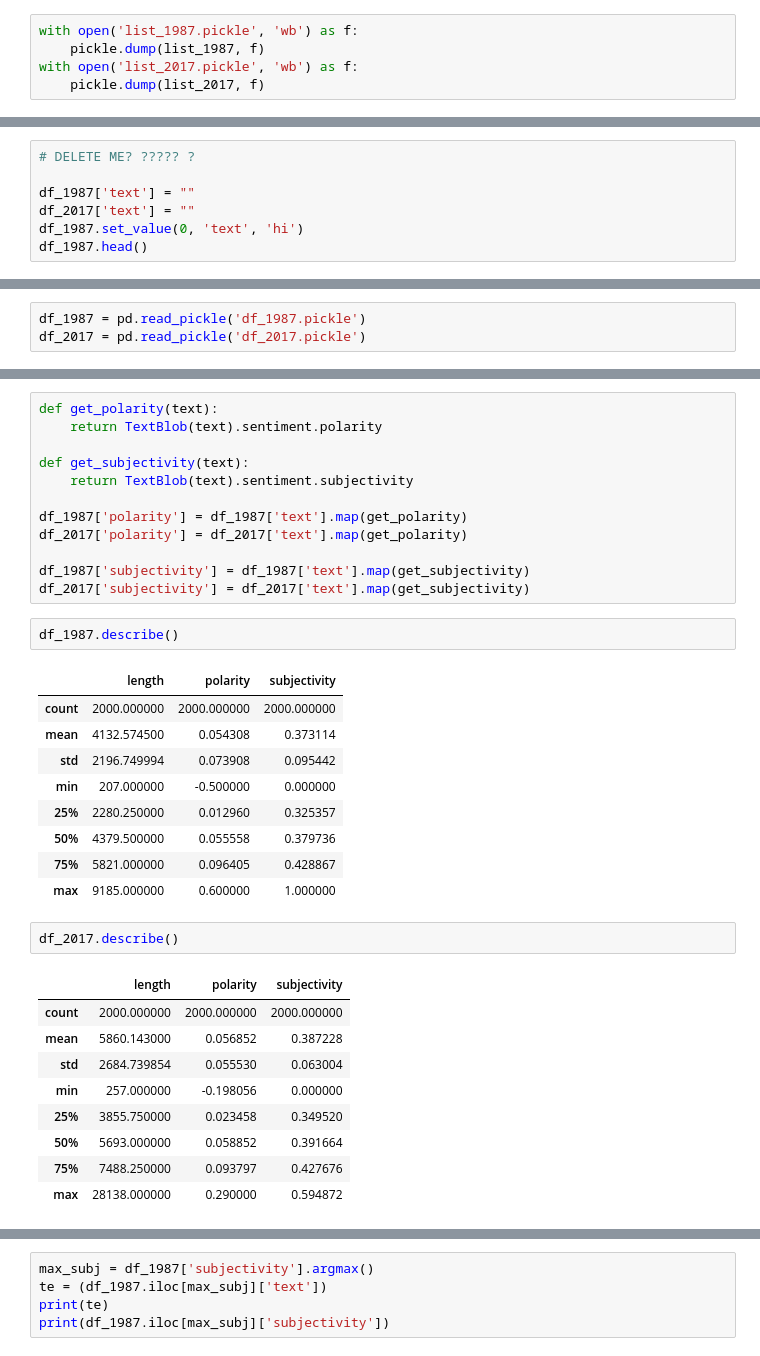
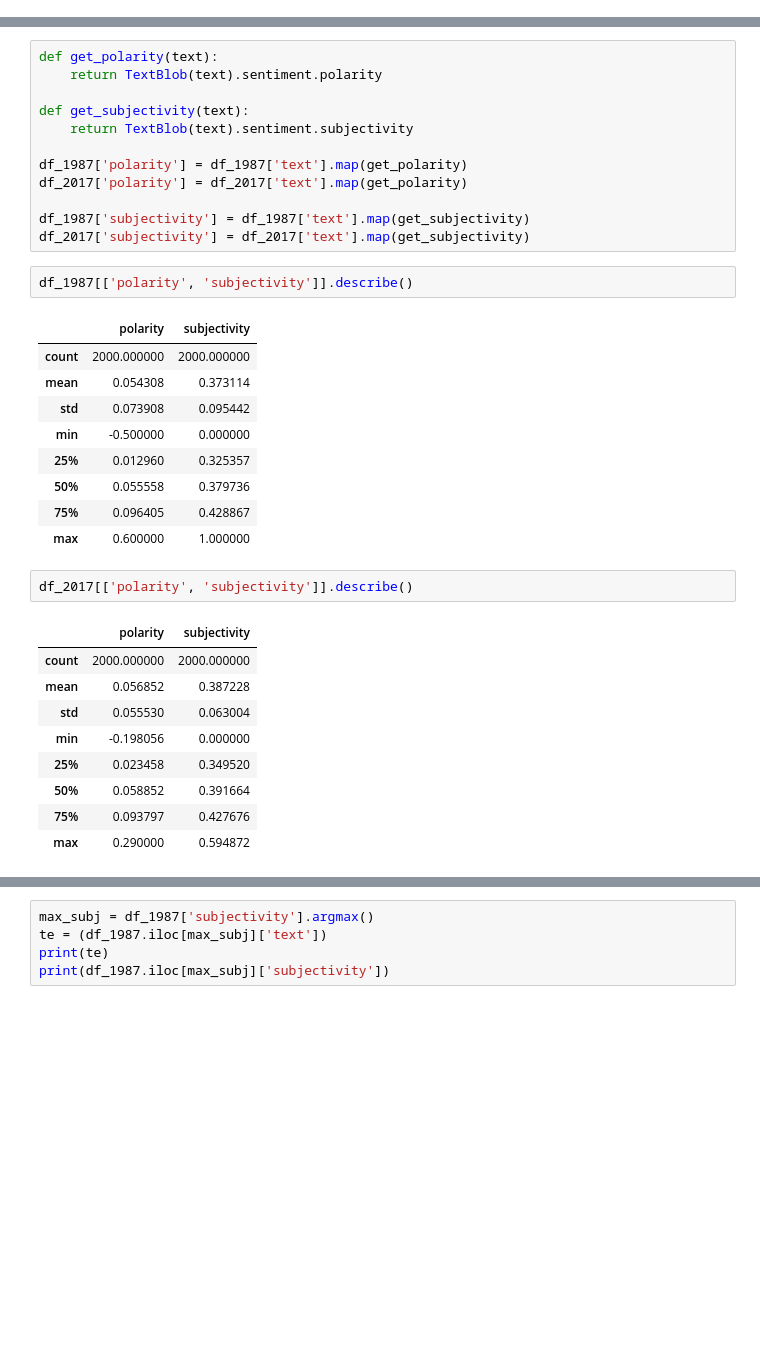
Before and after one commit to alisharifi2000/nyt-analysis, a Jupyter notebook: times.ipynb, the cells around one changed output, grey strips where cells are left out. Saved outputs shown, nothing was run; the diff lists cells and outputs as text; blank space fills up the shorter version.

```diff
--- a/times.ipynb
+++ b/times.ipynb
@@ -166,5 +92,0 @@ At this point, since the queries take a little while (the Article Search API has
-# %%
-with open('list_1987.pickle', 'wb') as f:
-    pickle.dump(list_1987, f)
-with open('list_2017.pickle', 'wb') as f:
-    pickle.dump(list_2017, f)
@@ -194,7 +111,0 @@ No problematic articles were encountered in the 1987 dataframe, but get_text() f
-# %%
-# DELETE ME? ????? ?
-
-df_1987['text'] = ""
-df_2017['text'] = ""
-df_1987.set_value(0, 'text', 'hi')
-df_1987.head()
@@ -263,3 +169,0 @@ df_2017.to_pickle('df_2017.pickle')
-# %%
-df_1987 = pd.read_pickle('df_1987.pickle')
-df_2017 = pd.read_pickle('df_2017.pickle')
@@ -469,27 +348,27 @@ df_2017['polarity'] = df_2017['text'].map(get_polarity)
 df_1987['subjectivity'] = df_1987['text'].map(get_subjectivity)
 df_2017['subjectivity'] = df_2017['text'].map(get_subjectivity)
 # %%
-df_1987.describe()
+df_1987[['polarity', 'subjectivity']].describe()
 # %% [output]
-|  | length | polarity | subjectivity |
-| count | 2000.000000 | 2000.000000 | 2000.000000 |
-| mean | 4132.574500 | 0.054308 | 0.373114 |
-| std | 2196.749994 | 0.073908 | 0.095442 |
-| min | 207.000000 | -0.500000 | 0.000000 |
-| 25% | 2280.250000 | 0.012960 | 0.325357 |
-| 50% | 4379.500000 | 0.055558 | 0.379736 |
-| 75% | 5821.000000 | 0.096405 | 0.428867 |
-| max | 9185.000000 | 0.600000 | 1.000000 |
+|  | polarity | subjectivity |
+| count | 2000.000000 | 2000.000000 |
+| mean | 0.054308 | 0.373114 |
+| std | 0.073908 | 0.095442 |
+| min | -0.500000 | 0.000000 |
+| 25% | 0.012960 | 0.325357 |
+| 50% | 0.055558 | 0.379736 |
+| 75% | 0.096405 | 0.428867 |
+| max | 0.600000 | 1.000000 |
 # %%
-df_2017.describe()
+df_2017[['polarity', 'subjectivity']].describe()
 # %% [output]
-|  | length | polarity | subjectivity |
-| count | 2000.000000 | 2000.000000 | 2000.000000 |
-| mean | 5860.143000 | 0.056852 | 0.387228 |
-| std | 2684.739854 | 0.055530 | 0.063004 |
-| min | 257.000000 | -0.198056 | 0.000000 |
-| 25% | 3855.750000 | 0.023458 | 0.349520 |
-| 50% | 5693.000000 | 0.058852 | 0.391664 |
-| 75% | 7488.250000 | 0.093797 | 0.427676 |
-| max | 28138.000000 | 0.290000 | 0.594872 |
+|  | polarity | subjectivity |
+| count | 2000.000000 | 2000.000000 |
+| mean | 0.056852 | 0.387228 |
+| std | 0.055530 | 0.063004 |
+| min | -0.198056 | 0.000000 |
+| 25% | 0.023458 | 0.349520 |
+| 50% | 0.058852 | 0.391664 |
+| 75% | 0.093797 | 0.427676 |
+| max | 0.290000 | 0.594872 |
 # %% [markdown]
```
Also changed, not shown: parts of 93 cells of this notebook.
